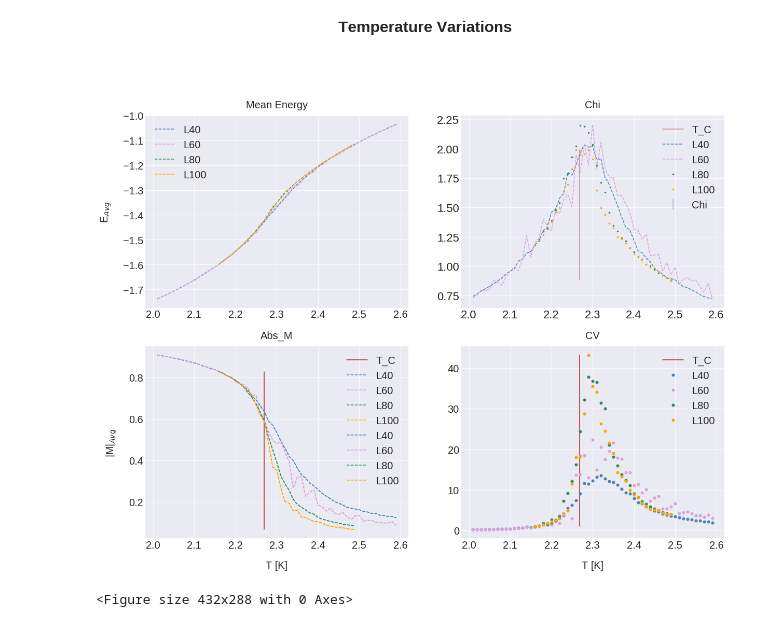
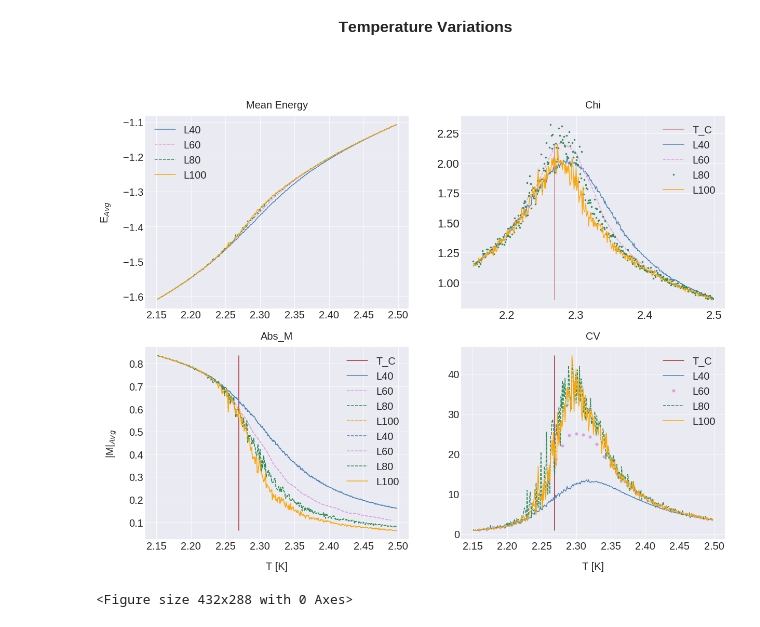
Before and after one commit to OlineRanum/FYS3150, a Jupyter notebook: Project_4/Py_Scripts/4E.ipynb, the cells around one changed output. Drawn from its saved outputs; the diff is of its cells as text; code cells hidden in the pictures.

```diff
--- a/Project_4/Py_Scripts/4E.ipynb
+++ b/Project_4/Py_Scripts/4E.ipynb
@@ -8,16 +8,16 @@ import matplotlib.colors
 
 
 mypath_L20                  = "/home/oline/Documents/UiO/FYS3150/FYS3150/Project_4/Py_Scripts/Results/4E/L_20/"
-mypath_L40                  = "/home/oline/Documents/UiO/FYS3150/FYS3150/Project_4/Py_Scripts/Results/4E/L_40/"
+mypath_L40                  = "/home/oline/Documents/UiO/FYS3150/FYS3150/Project_4/Py_Scripts/Results/4E/High_Resolution_Files/L_40/"
 mypath_L60                  = "/home/oline/Documents/UiO/FYS3150/FYS3150/Project_4/Py_Scripts/Results/4E/L_60/"
-mypath_L80                  = "/home/oline/Documents/UiO/FYS3150/FYS3150/Project_4/Py_Scripts/Results/4E/L_80/"
-mypath_L100                 = "/home/oline/Documents/UiO/FYS3150/FYS3150/Project_4/Py_Scripts/Results/4E/L_100/"
+mypath_L80                  = "/home/oline/Documents/UiO/FYS3150/FYS3150/Project_4/Py_Scripts/Results/4E/High_Resolution_Files/L_80/"
+mypath_L100                 = "/home/oline/Documents/UiO/FYS3150/FYS3150/Project_4/Py_Scripts/Results/4E/High_Resolution_Files/L_100/"
 
 def read_files(path):
 
     # N, E, M in struct [Type, Value, File]
-    T_r = 34
-    number_of_files = 10
+    T_r = 348 #34
+    number_of_files = 2
     T = np.zeros((T_r, number_of_files))
     E = np.zeros((T_r, number_of_files))
     E2 = np.zeros((T_r, number_of_files))
@@ -71,8 +71,8 @@ def read_files(path):
 #L20 = read_files(mypath_L20)
 #L40 = read_files(mypath_L40)
 #L60 = read_files(mypath_L60)
-#L80 = read_files(mypath_L80)
-L100 = read_files(mypath_L100)
+L80 = read_files(mypath_L80)
+#L100 = read_files(mypath_L100)
 
 analytical_values = np.load('analytical_values.npy')
 # %%
@@ -89,11 +89,11 @@ c5 = 'orange'
 
 
 axs[0, 0].set_title('Mean Energy', fontsize = fsize, pad = 15)
-axs[0, 0].plot(L40['T'], L40['E'], '--', ms = 5 , label = 'L40', c = c2)
+axs[0, 0].plot(L40['T'], L40['E'], '-', ms = 5 , label = 'L40', c = c2)
 #axs[0, 0].plot(L20['T'], L20['E'], '--', ms = 5 , label = 'L20', c = 'plum')
 axs[0, 0].plot(L60['T'], L60['E'], '--', ms = 5 , label = 'L60', c = c3)
 axs[0, 0].plot(L80['T'], L80['E'], '--', ms = 5 , label = 'L80', c = c4)
-axs[0, 0].plot(L100['T'], L100['E'], '--', ms = 5 , label = 'L100', c = c5)
+axs[0, 0].plot(L100['T'], L100['E'], '-', ms = 5 , label = 'L100', c = c5)
 
 
 
@@ -102,7 +102,7 @@ axs[0, 0].legend(fontsize = fsize)
 axs[1, 0].set_title('Abs_M', fontsize = fsize, pad = 15)
 axs[1, 0].plot([2.269,2.269],[np.min(L100['Abs_M']), np.max(L100['Abs_M'])], ms = 5 , label = 'T_C', c = c1)
 
-axs[1, 0].plot(L40['T'], L40['Abs_M'], '--', ms = 5 , label = 'L40', c = c2)
+axs[1, 0].plot(L40['T'], L40['Abs_M'], '-', ms = 5 , label = 'L40', c = c2)
 #axs[1, 0].plot(L20['T'], L20['Abs_M'], '--', ms = 5 , label = 'L20', c = 'plum')
 axs[1, 0].plot(L60['T'], L60['Abs_M'], '--', ms = 5 , label = 'L60', c = c3)
 axs[1, 0].plot(L80['T'], L80['Abs_M'], '--', ms = 5 , label = 'L80', c = c4)
@@ -112,48 +112,48 @@ axs[1, 0].plot(L40['T'], L40['Abs_M'], '--', ms = 5 , label = 'L40', c = c2)
 #axs[1, 0].plot(L20['T'], L20['Abs_M'], '--', ms = 5 , label = 'L20', c = 'plum')
 axs[1, 0].plot(L60['T'], L60['Abs_M'], '--', ms = 5 , label = 'L60', c = c3)
 axs[1, 0].plot(L80['T'], L80['Abs_M'], '--', ms = 5 , label = 'L80', c = c4)
-axs[1, 0].plot(L100['T'], L100['Abs_M'], '--', ms = 5 , label = 'L100', c = c5)
+axs[1, 0].plot(L100['T'], L100['Abs_M'], '-', ms = 5 , label = 'L100', c = c5)
 
 axs[1, 0].legend(loc = 'best', fontsize = fsize)
 
 axs[0, 1].set_title('Chi', fontsize = fsize, pad = 15)
 axs[0, 1].plot([2.269,2.269],[np.min(L100['Chi']), np.max(L100['Chi'])], ms = 5 , label = 'T_C', c = c1, alpha = 0.5)
 
-axs[0, 1].errorbar(L40['T'], L40['Chi'], L40['std_Chi'], c = c2, alpha = 0.5, linestyle = 'none')
+#axs[0, 1].errorbar(L40['T'], L40['Chi'], L40['std_Chi'], c = c2, alpha = 0.5, linestyle = 'none')
 
-axs[0, 1].plot(L40['T'], L40['Chi'], '--', ms = 5 , label = 'L40', c = c2)
+axs[0, 1].plot(L40['T'], L40['Chi'], '-', ms = 5 , label = 'L40', c = c2)
 #axs[0, 1].plot(L20['T'], L20['Chi'], '--', ms = 5 , label = 'L20', c = 'plum')
 axs[0, 1].plot(L60['T'], L60['Chi'], '--', ms = 5 , label = 'L60', c = c3)
 axs[0, 1].plot(L80['T'], L80['Chi'], '.', ms = 5 , label = 'L80', c = c4)
-axs[0, 1].plot(L100['T'], L100['Chi'], '.', ms = 5 , label = 'L100', c = c5)
+axs[0, 1].plot(L100['T'], L100['Chi'], '-', ms = 5 , label = 'L100', c = c5)
 axs[0, 1].legend(fontsize = fsize)
 
 axs[1, 1].set_title('CV', fontsize = fsize, pad = 15)
 axs[1, 1].plot([2.269,2.269],[np.min(L100['CV']), np.max(L100['CV'])], ms = 5 , label = 'T_C', c = c1)
-axs[1, 1].plot(L40['T'], L40['CV'], 'o', ms = 5 , label = 'L40', c = c2)
+axs[1, 1].plot(L40['T'], L40['CV'], '-', ms = 1 , label = 'L40', c = c2)
 #axs[1, 1].plot(L20['T'], L20['CV'], '--', ms = 5 , label = 'L20', c = 'plum')
 axs[1, 1].plot(L60['T'], L60['CV'], 'o', ms = 5 , label = 'L60', c = c3)
-axs[1, 1].plot(L80['T'], L80['CV'], 'o', ms = 5 , label = 'L80', c = c4)
-axs[1, 1].plot(L100['T'], L100['CV'], 'o', ms = 5 , label = 'L100', c = c5)
+axs[1, 1].plot(L80['T'], L80['CV'], '--', ms = 5 , label = 'L80', c = c4)
+axs[1, 1].plot(L100['T'], L100['CV'], '-', ms = 5 , label = 'L100', c = c5)
 axs[1, 1].legend(loc = 'best', fontsize = fsize)
 
 
 axs[1, 0].set_xlabel('T [K]', fontsize = fsize, labelpad = 20)
 axs[1, 1].set_xlabel('T [K]', fontsize = fsize, labelpad = 20)
 axs[0, 0].set_ylabel('E$_{Avg}$', fontsize = fsize, labelpad = 20)
 axs[1, 0].set_ylabel('|M|$_{Avg}$', fontsize = fsize, labelpad = 20)
 
 axs[0, 0].tick_params(labelsize=fsize)
 axs[1, 0].tick_params(labelsize=fsize)
 axs[1, 1].tick_params(labelsize=fsize)
 axs[0, 1].tick_params(labelsize=22)
 
 # Hide x labels and tick labels for top plots and y ticks for right plots.
 #for ax in axs.flat:
  #   ax.label_outer()
 
 plt.show()
 plt.savefig('Plot4.png', bbox_inches='tight')
 # %% [output]
-[figure, old version]
+[figure, new version]
 <Figure size 432x288 with 0 Axes>
```
Also changed, not shown: parts of 2 cells of this notebook, 20 other files.
